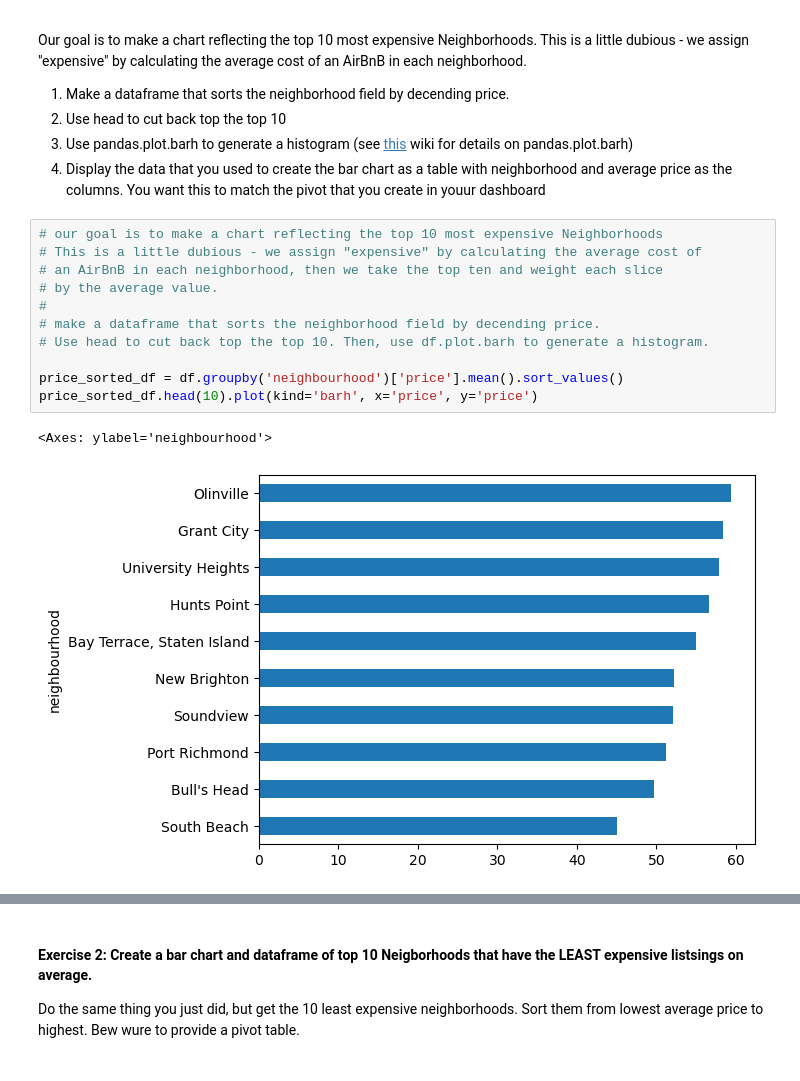
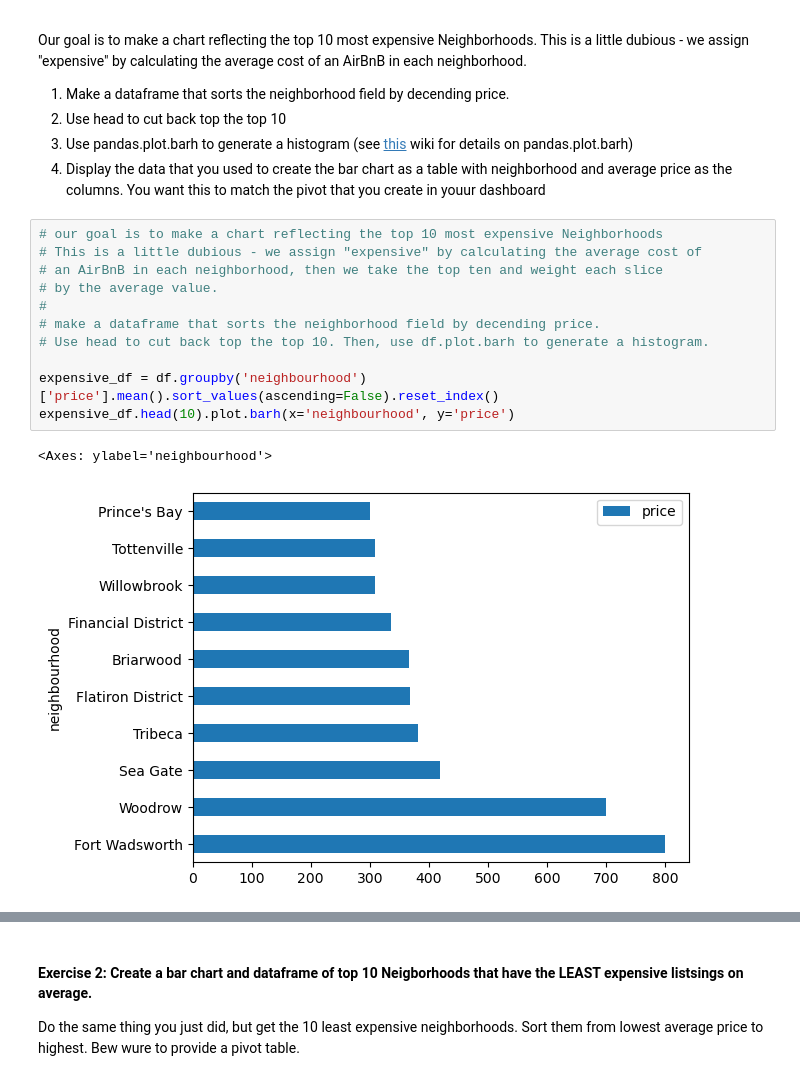
Before and after one commit to Dewiin/my-fork-2024-fall-data-science, a Jupyter notebook: Week-03-Data_Analytics-Data_Viz-BI_tools/Exercise-DX.ipynb, the cells around one changed output, grey strips where cells are left out. Saved outputs shown, nothing was run; the diff lists cells and outputs as text.

```diff
--- a/Week-03-Data_Analytics-Data_Viz-BI_tools/Exercise-DX.ipynb
+++ b/Week-03-Data_Analytics-Data_Viz-BI_tools/Exercise-DX.ipynb
@@ -32,17 +32,17 @@ an AirBnB in each neighborhood.
 # %%
 # our goal is to make a chart reflecting the top 10 most expensive Neighborhoods
 # This is a little dubious - we assign "expensive" by calculating the average cost of
 # an AirBnB in each neighborhood, then we take the top ten and weight each slice
 # by the average value.
 #
 # make a dataframe that sorts the neighborhood field by decending price.
 # Use head to cut back top the top 10. Then, use df.plot.barh to generate a histogram.
 
-price_sorted_df = df.groupby('neighbourhood')['price'].mean().sort_values()
-price_sorted_df.head(10).plot(kind='barh', x='price', y='price')
+expensive_df = df.groupby('neighbourhood')['price'].mean().sort_values(ascending=False).reset_index()
+expensive_df.head(10).plot.barh(x='neighbourhood', y='price')
 # %% [output]
 <Axes: ylabel='neighbourhood'>
-[figure, old version]
+[figure, new version]
 # %%
 # Now, display the top 10 datframe you created as a table with columns
 # neighbourhood and price
```
Also changed, not shown: parts of 3 cells of this notebook, 1 other file.
